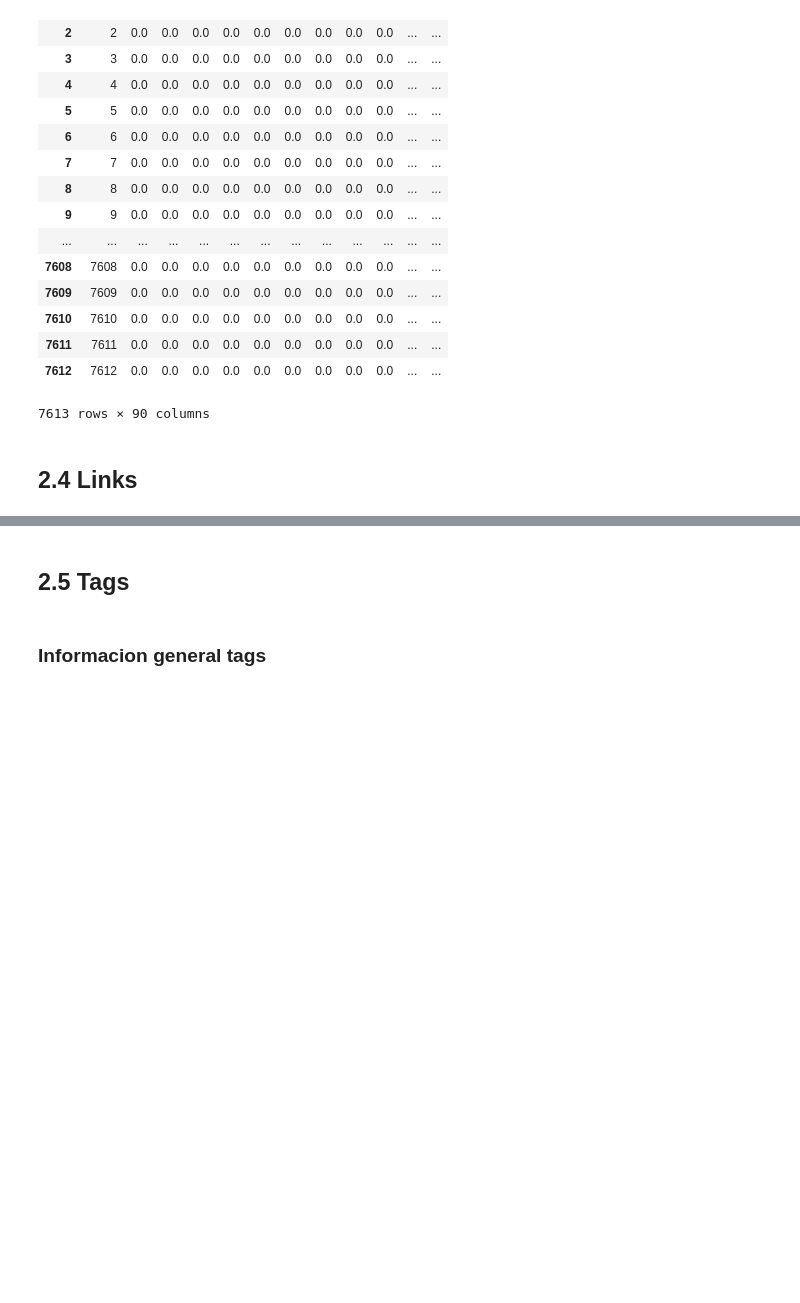
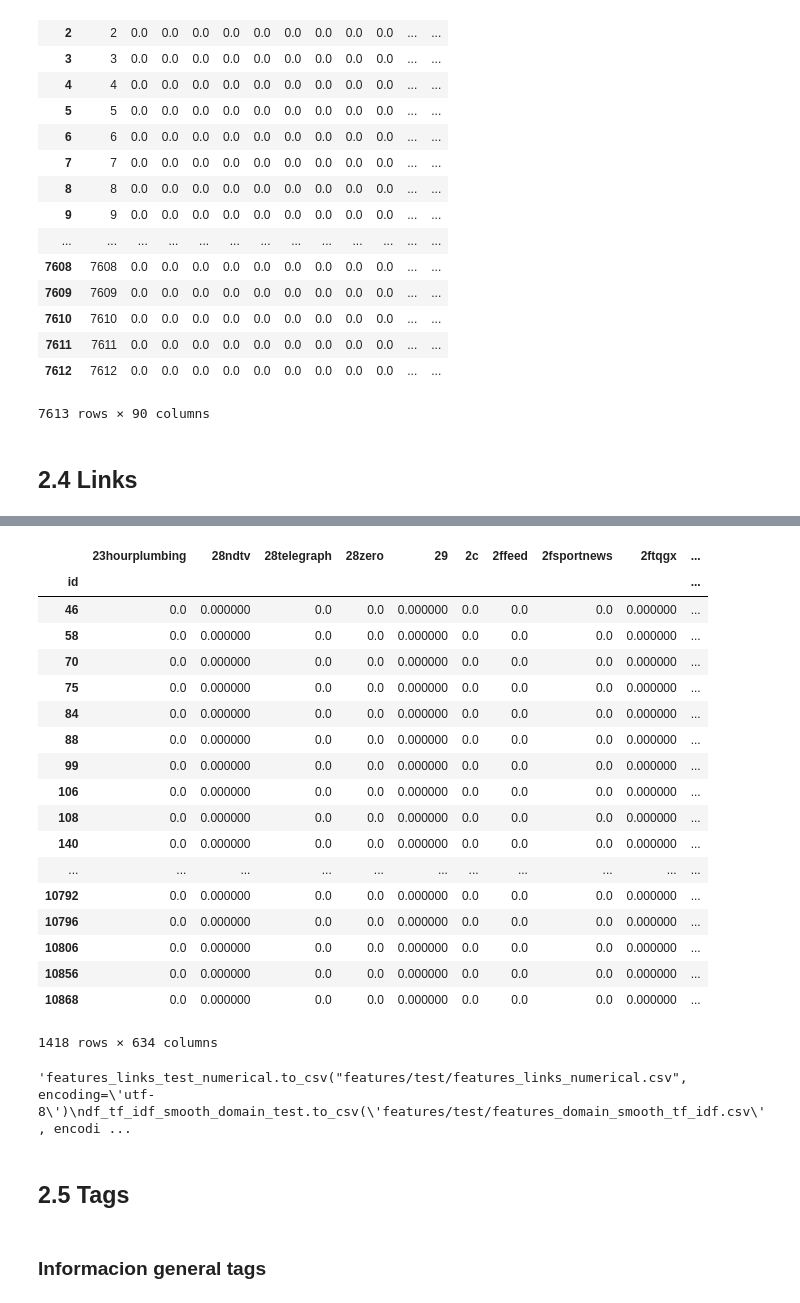
Before and after one commit to anichucai/7506-Datos-datos-tp2, a Jupyter notebook: Features.ipynb, the cells around one changed output, grey strips where cells are left out. Drawn from its saved outputs; the diff is of its cells as text; code cells hidden in the pictures; blank space fills up the shorter version.

```diff
--- a/Features.ipynb
+++ b/Features.ipynb
@@ -1729,3 +1755,54 @@ df_tf_idf_smooth_domain.head()
+# %%
+# With Smoothing:
+
+tf_idf_vec = TfidfVectorizer(use_idf=True,
+                        smooth_idf=True,
+                        ngram_range=(1,1),stop_words='english') # to use only  bigrams ngram_range=(2,2)
+#transform
+tf_idf_data = tf_idf_vec.fit_transform(corpus)
+
+#create dataframe
+df_tf_idf_smooth_domain_test =pd.DataFrame(tf_idf_data.toarray(),columns=tf_idf_vec.get_feature_names())
+df_tf_idf_smooth_domain_test.set_index(bow_domain_test_index)
+# %% [output]
+|  | 23hourplumbing | 28ndtv | 28telegraph | 28zero | 29 | 2c | 2ffeed | 2fsportnews | 2ftqgx | ... |
+| id |  |  |  |  |  |  |  |  |  | ... |
+| 46 | 0.0 | 0.000000 | 0.0 | 0.0 | 0.000000 | 0.0 | 0.0 | 0.0 | 0.000000 | ... |
+| 58 | 0.0 | 0.000000 | 0.0 | 0.0 | 0.000000 | 0.0 | 0.0 | 0.0 | 0.000000 | ... |
+| 70 | 0.0 | 0.000000 | 0.0 | 0.0 | 0.000000 | 0.0 | 0.0 | 0.0 | 0.000000 | ... |
+| 75 | 0.0 | 0.000000 | 0.0 | 0.0 | 0.000000 | 0.0 | 0.0 | 0.0 | 0.000000 | ... |
+| 84 | 0.0 | 0.000000 | 0.0 | 0.0 | 0.000000 | 0.0 | 0.0 | 0.0 | 0.000000 | ... |
+| 88 | 0.0 | 0.000000 | 0.0 | 0.0 | 0.000000 | 0.0 | 0.0 | 0.0 | 0.000000 | ... |
+| 99 | 0.0 | 0.000000 | 0.0 | 0.0 | 0.000000 | 0.0 | 0.0 | 0.0 | 0.000000 | ... |
+| 106 | 0.0 | 0.000000 | 0.0 | 0.0 | 0.000000 | 0.0 | 0.0 | 0.0 | 0.000000 | ... |
+| 108 | 0.0 | 0.000000 | 0.0 | 0.0 | 0.000000 | 0.0 | 0.0 | 0.0 | 0.000000 | ... |
+| 140 | 0.0 | 0.000000 | 0.0 | 0.0 | 0.000000 | 0.0 | 0.0 | 0.0 | 0.000000 | ... |
+| ... | ... | ... | ... | ... | ... | ... | ... | ... | ... | ... |
+| 10792 | 0.0 | 0.000000 | 0.0 | 0.0 | 0.000000 | 0.0 | 0.0 | 0.0 | 0.000000 | ... |
+| 10796 | 0.0 | 0.000000 | 0.0 | 0.0 | 0.000000 | 0.0 | 0.0 | 0.0 | 0.000000 | ... |
+| 10806 | 0.0 | 0.000000 | 0.0 | 0.0 | 0.000000 | 0.0 | 0.0 | 0.0 | 0.000000 | ... |
+| 10856 | 0.0 | 0.000000 | 0.0 | 0.0 | 0.000000 | 0.0 | 0.0 | 0.0 | 0.000000 | ... |
+| 10868 | 0.0 | 0.000000 | 0.0 | 0.0 | 0.000000 | 0.0 | 0.0 | 0.0 | 0.000000 | ... |
+1418 rows × 634 columns
+# %%
+# DOWNLOAD CSV LINKS
+
+# TRAIN
+'''
+features_links_train_numerical.to_csv("features/train/features_links_numerical.csv", encoding='utf-8')
+df_tf_idf_smooth_domain_train.to_csv('features/train/features_domain_smooth_tf_idf.csv', encoding='utf-8')
+df_tf_idf_domain_train.to_csv('features/train/features_domain_tf_idf.csv', encoding='utf-8')
+df_bow_domain_train.to_csv('features/train/features_domain_bow.csv', encoding='utf-8')
+'''
+
+# TEST
+
+'''features_links_test_numerical.to_csv("features/test/features_links_numerical.csv", encoding='utf-8')
+df_tf_idf_smooth_domain_test.to_csv('features/test/features_domain_smooth_tf_idf.csv', encoding='utf-8')
+df_tf_idf_domain_test.to_csv('features/test/features_domain_tf_idf.csv', encoding='utf-8')
+df_bow_domain_test.to_csv('features/test/features_domain_bow.csv', encoding='utf-8')'''
+# %% [output]
+'features_links_test_numerical.to_csv("features/test/features_links_numerical.csv", encoding=\'utf-8\')\ndf_tf_idf_smooth_domain_test.to_csv(\'features/test/features_domain_smooth_tf_idf.csv\', encodi ...
 # %% [markdown]
 ## 2.5 Tags
 # %% [markdown]
```
Also changed, not shown: parts of 53 cells of this notebook, 12 other files.
